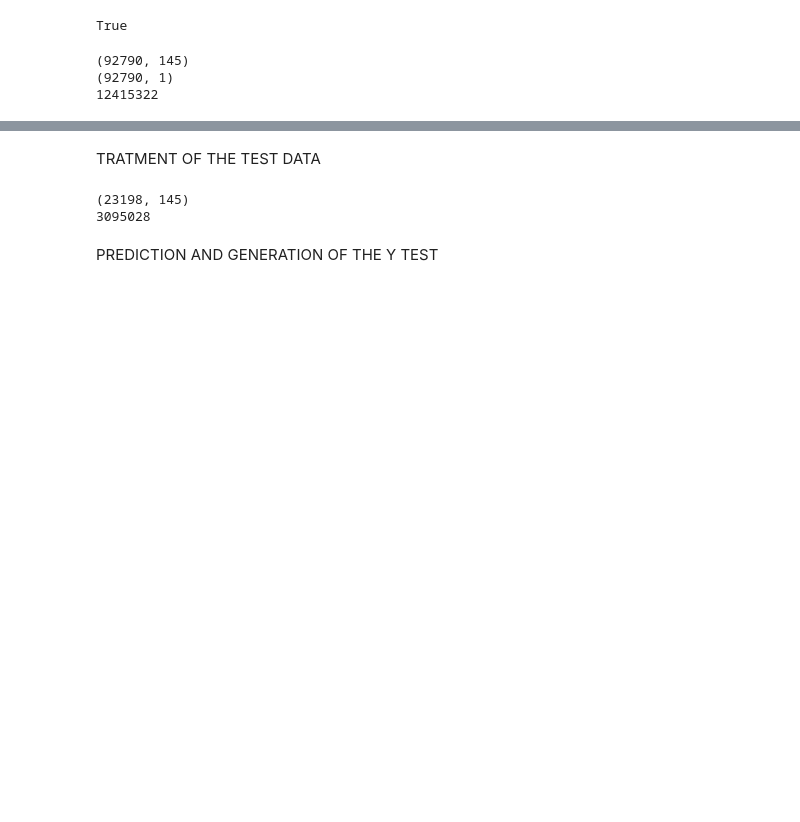
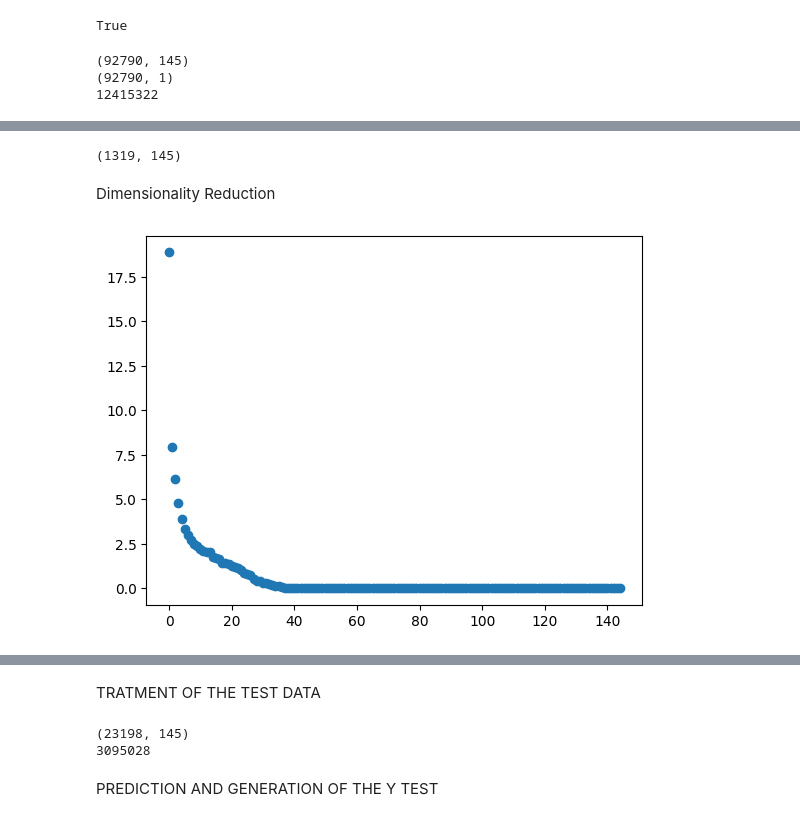
Before and after one commit to sergio-ar18/Challenge_data_BNP, a Jupyter notebook: Challenge.ipynb, the cells around one changed output, grey strips where cells are left out. Drawn from its saved outputs; the diff is of its cells as text; code cells hidden in the pictures; blank space fills up the shorter version.

```diff
--- a/Challenge.ipynb
+++ b/Challenge.ipynb
@@ -84,7 +85,14 @@ dataX_imp = constant_imputer.fit_transform(dataX)
 scaler = MinMaxScaler(feature_range=(0, 1))
 dataX_n = scaler.fit_transform(dataX_imp)
 
-# split of data for training and test
+# Split of the data for validation set
 
-training_input_temp,test_input,training_output_temp,test_output = train_test_split(dataX_n, dataY, test_size=0.1)
-training_input_t,val_input,training_output_t,val_output = train_test_split(training_input_temp, training_output_temp, test_size=0.222)
+# training_input_t,val_input,training_output_t,val_output = train_test_split(dataX_n, data_Y, test_size=0.2)
+
+training_input_t,training_output_t = dataX_n,data_Y
+
+
+
+# split of data for test
+
+# training_input_t,test_input,training_output_t,test_output = train_test_split(training_input_t, training_output_t, test_size=0.1)
@@ -152,0 +99,22 @@ Name: fraud_flag, dtype: int64
+# %%
+# database of just values with 1
+
+index_db_1 = training_output_t.index[training_output_t['fraud_flag']==1].to_list()
+
+database_1 = training_input_t[index_db_1]
+
+print(database_1.shape)
+# %% [output]
+(1319, 145)
+# %% [markdown]
+Dimensionality Reduction
+# %%
+import matplotlib.pyplot as plt
+
+u, s, vh = np.linalg.svd(database_1) # s sont les valeur propes associées a la transpossée de A
+
+list_x = range(len(s))
+plt.scatter(list_x,s)
+plt.show()
+# %% [output]
+[figure, added]
```
Also changed, not shown: parts of 22 cells of this notebook.
